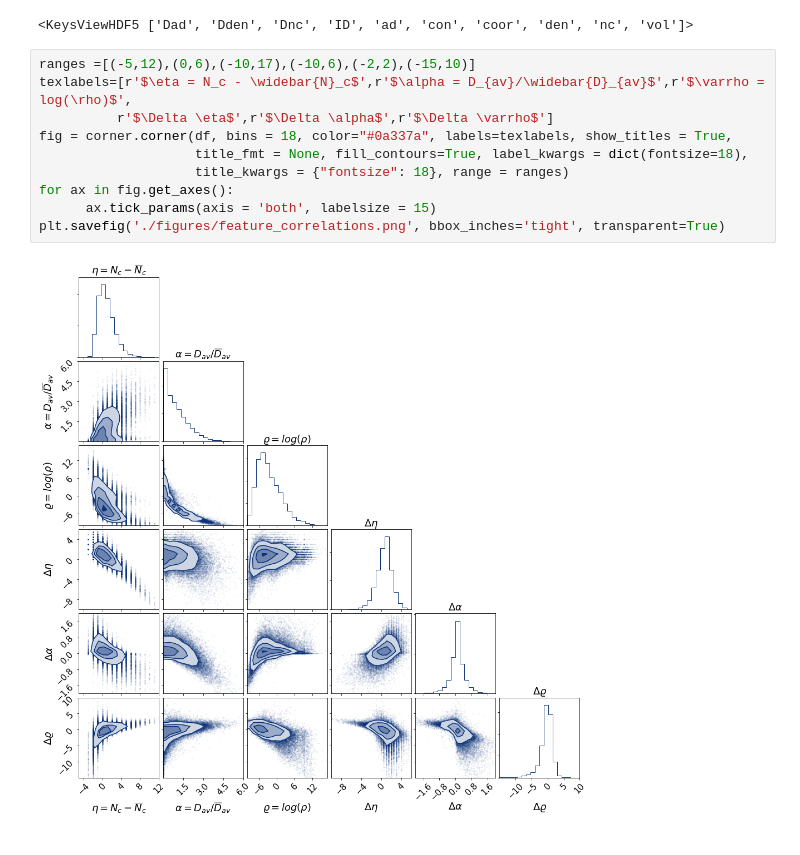
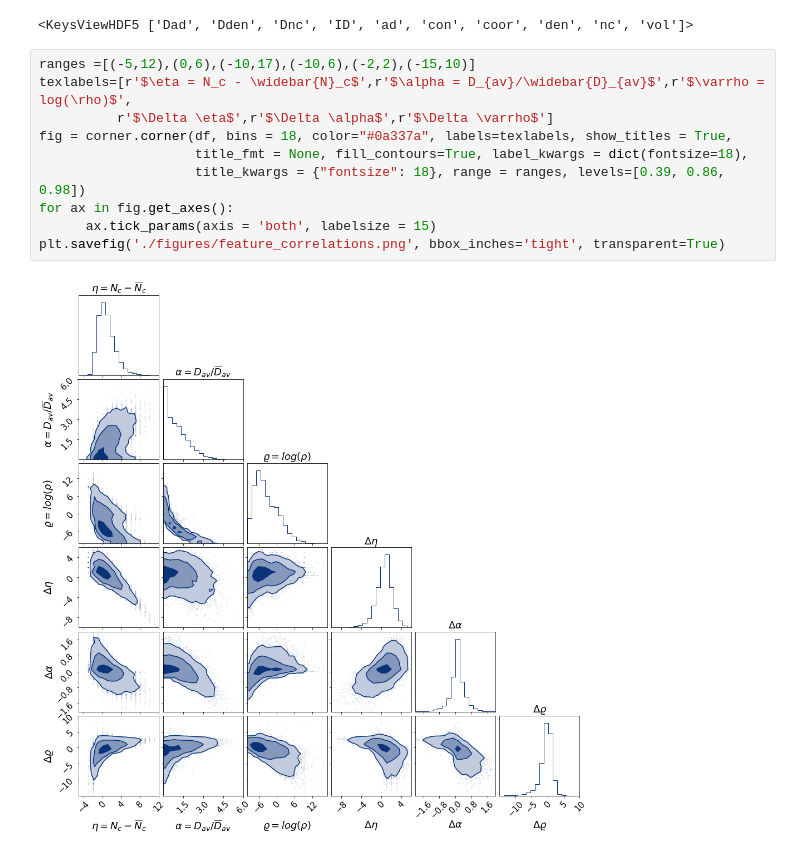
Before and after one commit to jsuarez314/cosmicweb_bsk, a Jupyter notebook: 02_Features_Visualization.ipynb, the cells around one changed output. Cells and saved outputs as stored; diff of their text form.

```diff
--- a/02_Features_Visualization.ipynb
+++ b/02_Features_Visualization.ipynb
@@ -64,12 +64,12 @@ df = pd.DataFrame(np.array([nc,ad,den,Dnc,Dad,Dden]).T,columns=columns)
 # %%
 ranges =[(-5,12),(0,6),(-10,17),(-10,6),(-2,2),(-15,10)]
 texlabels=[r'$\eta = N_c - \widebar{N}_c$',r'$\alpha = D_{av}/\widebar{D}_{av}$',r'$\varrho = log(\rho)$',
           r'$\Delta \eta$',r'$\Delta \alpha$',r'$\Delta \varrho$']
 fig = corner.corner(df, bins = 18, color="#0a337a", labels=texlabels, show_titles = True,
                     title_fmt = None, fill_contours=True, label_kwargs = dict(fontsize=18),
-                    title_kwargs = {"fontsize": 18}, range = ranges)
+                    title_kwargs = {"fontsize": 18}, range = ranges, levels=[0.39, 0.86, 0.98])
 for ax in fig.get_axes():
       ax.tick_params(axis = 'both', labelsize = 15)
 plt.savefig('./figures/feature_correlations.png', bbox_inches='tight', transparent=True)
 # %% [output]
-[figure, old version]
+[figure, new version]
```
Also changed, not shown: 11 other files.
